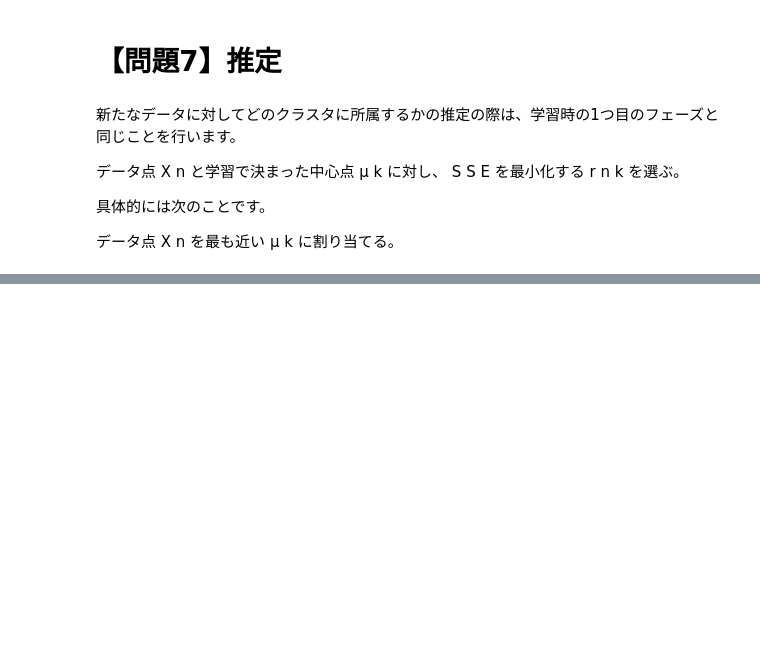
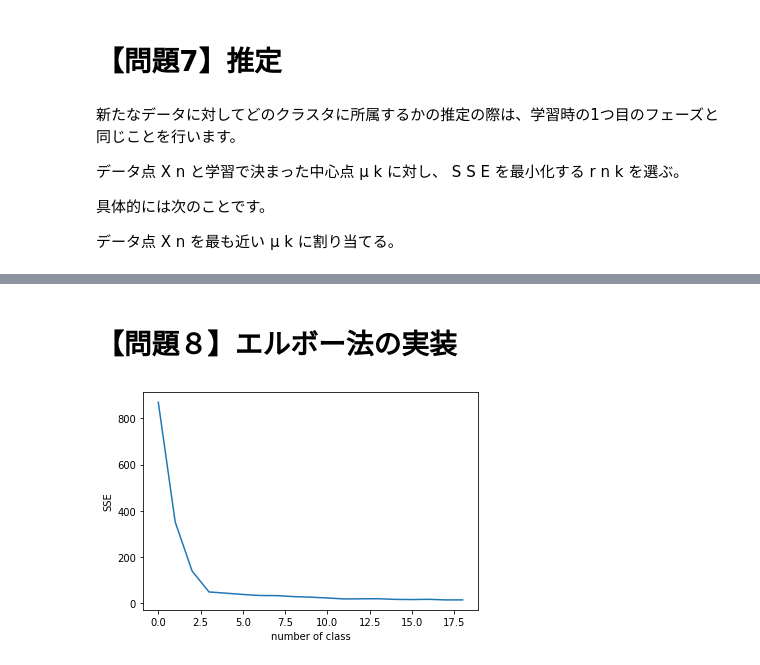
Before and after one commit to syuonez/diveintocode-ml, a Jupyter notebook: ML2001_sprint/sprint6.ipynb, the cells around one changed output, grey strips where cells are left out. Cells and saved outputs as stored; diff of their text form; code cells hidden in the pictures; blank space fills up the shorter version.

```diff
--- a/ML2001_sprint/sprint6.ipynb
+++ b/ML2001_sprint/sprint6.ipynb
@@ -218,0 +178,8 @@ array([1.41421356, 5.        ])
+# %%
+#X0ともっとも近い基準点のインデックスをクラスタとして割り当てる
+
+#クラスタ列の追加
+class_term = np.zeros(X.shape[0]).reshape(X.shape[0],1)
+X = np.concatenate([X,class_term], 1)
+
+print(X[0:20])
@@ -219,3 +207,11 @@ array([1.41421356, 5.        ])
+# %%
+#距離を計算して最小クラスを割り当て
+
+for i in range(x_nums):
+    distance = []
+    for j in range(k_nums):
+        distance.append(np.linalg.norm(X[i]-X[start_point[j]]))
+    X[i, 2] = distance.index(min(distance))
 # %% [markdown]
 # 【問題4】中心点の移動
 # %% [markdown]
@@ -293,0 +234,7 @@ NameError: name 'max_iter' is not defined
+# %%
+k_point = np.empty((k_nums, X.shape[1]-1))
+
+for i in range(k_nums):
+    k_point[i] = np.mean(X[np.where(X[:, 2] == i)], axis=0)[0:2]
+
+print(k_point)
@@ -482,0 +386,5 @@ skm._SSE(3,X)
+# %%
+X, _ = make_blobs(n_samples=100, n_features=2, centers=4, cluster_std=0.5, shuffle=True, random_state=0)
+
+Kmeans = ScratchKMeans(n_clusters=5, n_init=4, max_iter=100)
+Kmeans.fit(X)
@@ -568,0 +471,16 @@ cluster
+# %% [markdown]
+# 【問題８】エルボー法の実装
+# %%
+elbow = []
+
+for i in range(1,20):
+    Kmeans = ScratchKMeans(n_clusters=i, n_init=10, max_iter=100)
+    Kmeans.fit(X)
+    elbow.append(min(Kmeans.sse_))
+
+plt.ylabel("SSE")
+plt.xlabel("number of class")
+plt.plot(elbow)
+plt.show()
+# %% [output]
+[figure, added]
```
Also changed, not shown: parts of 29 cells of this notebook.
